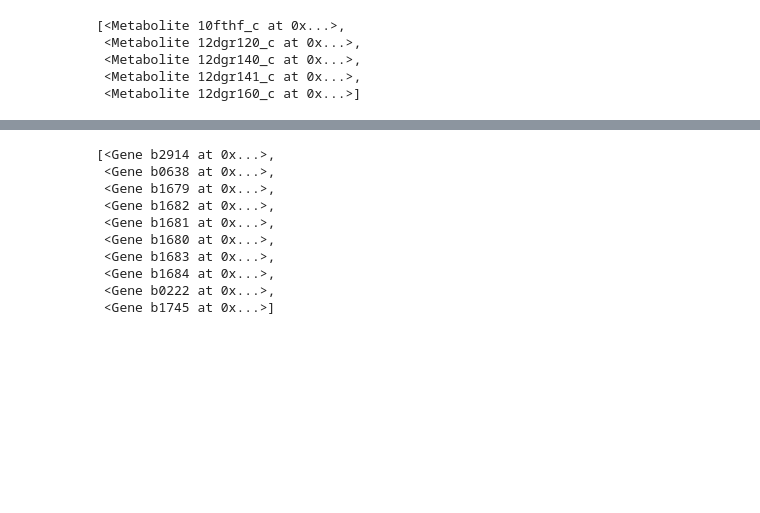
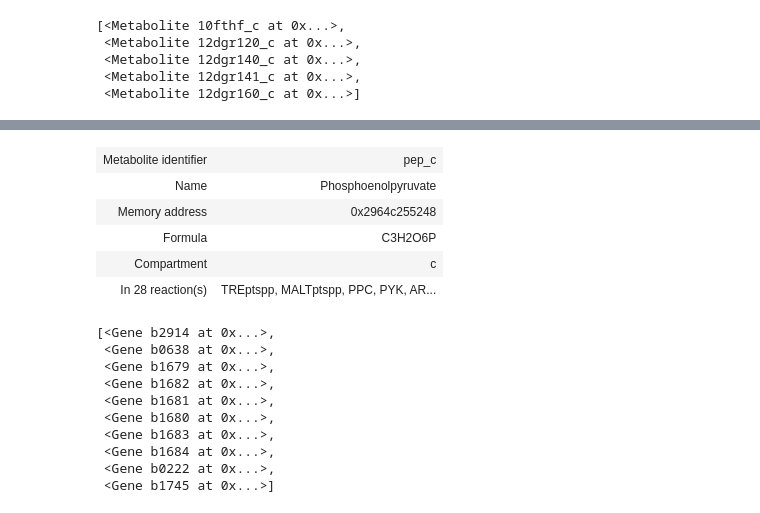
Before and after one commit to BioSystemsUM/s2m2, a Jupyter notebook: flux_analysis/s2m2 - hands-on cobra - exercise 4.ipynb, the cells around one changed output, grey strips where cells are left out. Cells and saved outputs as stored; diff of their text form; code cells hidden in the pictures; blank space fills up the shorter version.

```diff
--- a/flux_analysis/s2m2 - hands-on cobra - exercise 4.ipynb
+++ b/flux_analysis/s2m2 - hands-on cobra - exercise 4.ipynb
@@ -128,3 +139,13 @@ model.metabolites[701]
+# %%
+# inspecting the model.metabolites.pep_c attribute
+model.metabolites.pep_c
+# %% [output]
+| Metabolite identifier | pep_c |
+| Name | Phosphoenolpyruvate |
+| Memory address | 0x2964c255248 |
+| Formula | C3H2O6P |
+| Compartment | c |
+| In 28 reaction(s) | TREptspp, MALTptspp, PPC, PYK, AR... |
 # %%
 # retriving the last ten genes of the model
 model.genes[-10:]
```
Also changed, not shown: parts of 21 cells of this notebook, 2 other files.
